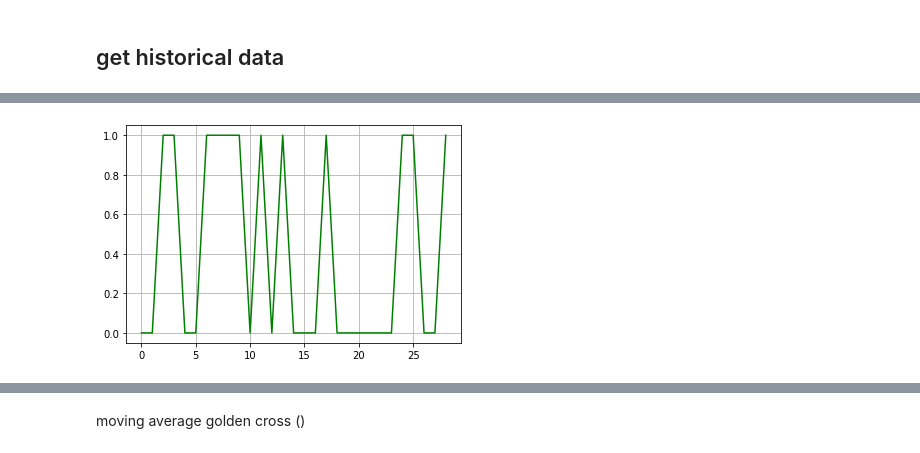
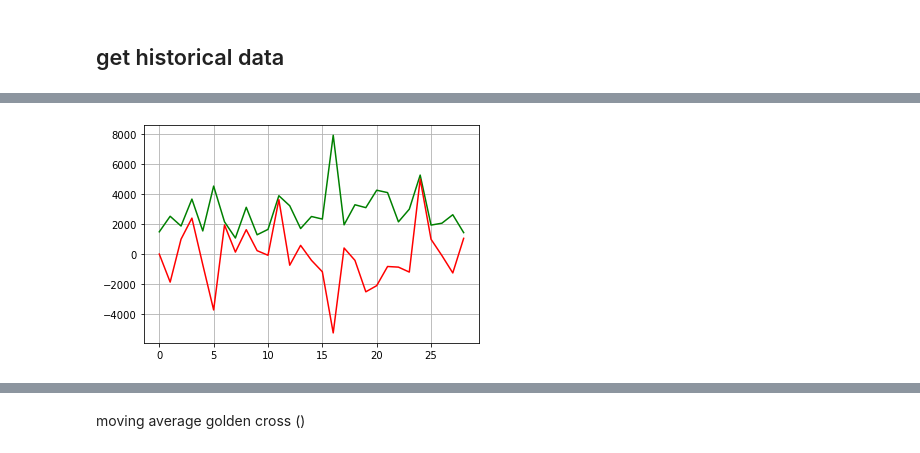
Before and after one commit to radialbeni/ADS-Crypto, a Jupyter notebook: ADSCrypto1.ipynb, the cells around one changed output, grey strips where cells are left out. Drawn from its saved outputs; the diff is of its cells as text; code cells hidden in the pictures.

```diff
--- a/ADSCrypto1.ipynb
+++ b/ADSCrypto1.ipynb
@@ -2,6 +2,8 @@
 ### Step 1: Import Data with CoinPaprika API (https://api.coinpaprika.com/)
 # %%
 import Coinpaprika
+import pandas as pd
+from pytrends.request import TrendReq
 
 api_client = Coinpaprika.Client()
 market_overview = api_client.global_market_overview()
@@ -9,7 +11,7 @@ market_overview = api_client.global_market_overview()
 #print(market_overview)
 
 all_coins = api_client.coins()
-for i  in range(0, 1):
+for i  in range(0, 10):
     print(all_coins[i]['id'])
 # %% [output]
 btc-bitcoin
@@ -27,10 +38,33 @@ hist = api_client.coins.historical_OHLC(
     end=datetime.now()
 )
 # TODO: "clean up" data (na's, outliers, etc.)
+# %%
+def getNewsAverage(today):
+    pytrends = TrendReq()
+
+    kw_list = ["Bitcoin"]
+
+    # get timeframe of last 28 days
+    #today = hist[0]['time_open']
+    new_date = today - timedelta(days=28)
+    toString = today.strftime("%Y-%m-%d")
+    fromString = new_date.strftime("%Y-%m-%d")
+    timespan = fromString + " " + toString
+
+    pytrends.build_payload(kw_list, cat=0, timeframe=timespan, geo='', gprop='')
+    df = pytrends.interest_over_time()
+
+    # calculate average
+    average = 0
+    for i in range(0, len(df['Bitcoin'])):
+        average += df['Bitcoin'][i]
+    average /= len(df['Bitcoin'])
+
+    return average
 # %%
 alldata = []
 for i in range(0,len(hist)):
-    # 0: pdctPositive, 1: PDCT predicted difference closing tomorrow, 2: closing, 3: variance
+    # 0: pdctPositive, 1: PDCT predicted difference closing tomorrow, 2: closing, 3: variance, 4: time_open, 5: volume, 6: news
     variance = hist[i]['high'] - hist[i]['low']
     if(i == 0):
         pdct = 0
@@ -38,4 +72,4 @@ for i in range(0,len(hist)):
         pdct = hist[i]['close'] - hist[i-1]['close']
 
     pdctPositive = pdct > 0
-    alldata.append({"pdctPositive": pdctPositive, "pdct": pdct, "close": hist[i]['close'], "variance": variance})
+    alldata.append({"pdctPositive": pdctPositive, "pdct": pdct, "close": hist[i]['close'], "variance": variance, "time_open": hist[i]['time_open'], "volume": hist[i]['volume'], "news": getNewsAverage(hist[i]['time_open'])})
@@ -44,12 +87,16 @@ for i in range(0,len(hist)):
 # %%
 import matplotlib.pyplot as plt
 
 graphdata = []
 for i in range(0, len(alldata)):
-    graphdata.append(alldata[i]['pdctPositive'])
+    graphdata.append(alldata[i]['variance'])
+pdct = []
+for i in range(0, len(alldata)):
+    pdct.append(alldata[i]['pdct'])
 
-plt.plot(graphdata, color)
+plt.plot(graphdata, "green")
+plt.plot(pdct, "red")
 plt.grid(True)
 plt.show()
 # %% [output]
-[figure, old version]
+[figure, new version]
```
Also changed, not shown: parts of 8 cells of this notebook.
